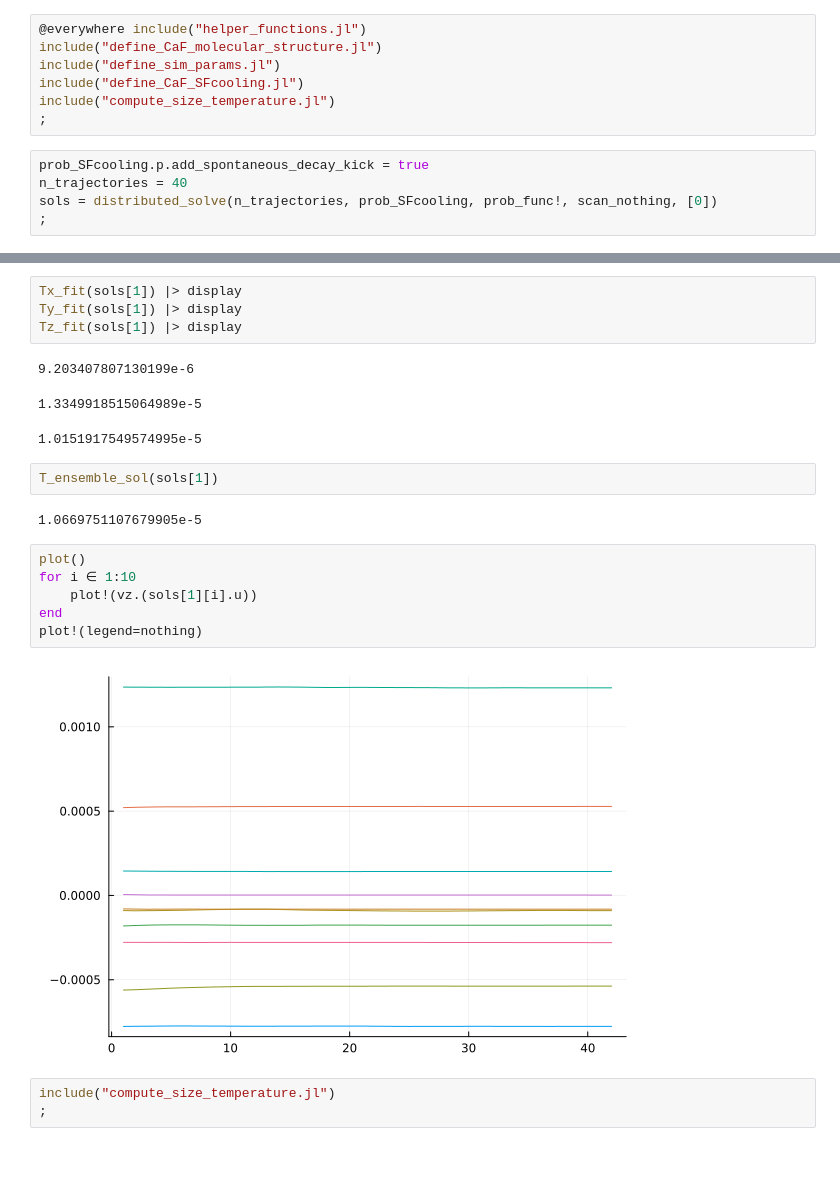
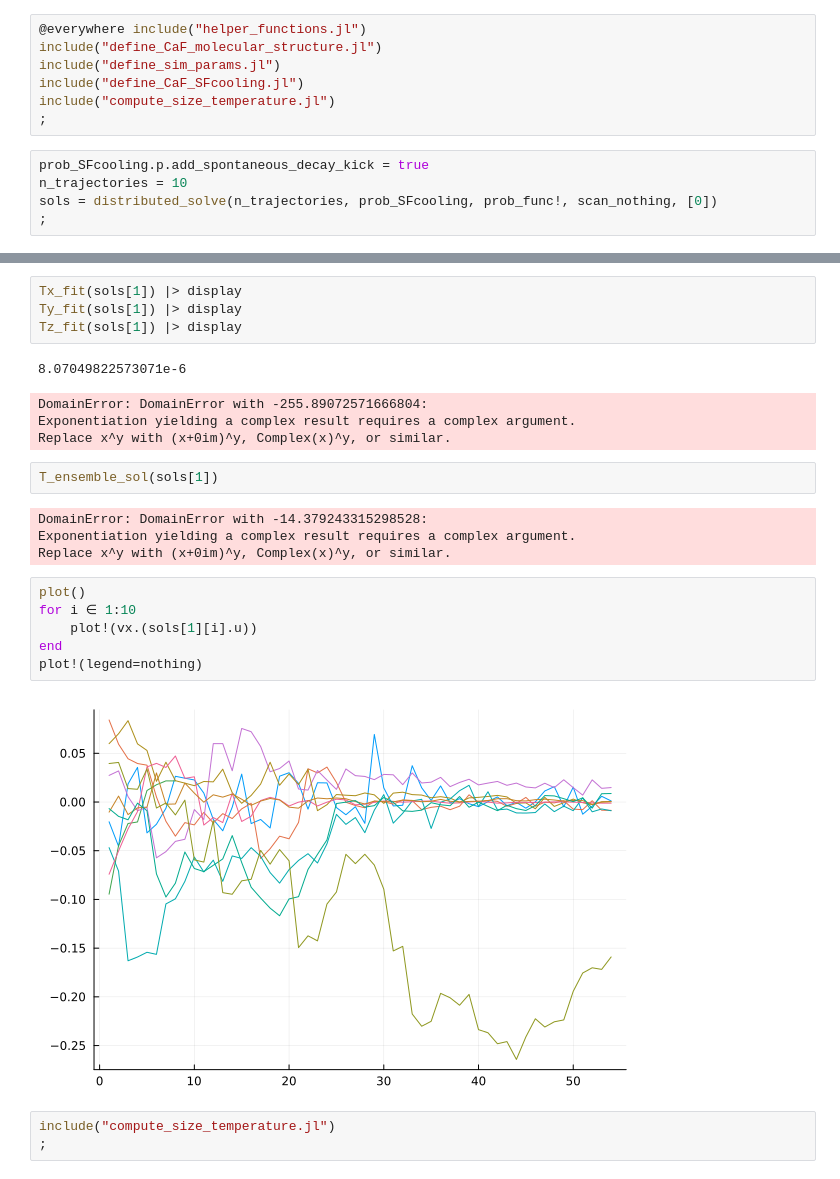
Before and after one commit to ebramyoussef/CaF-cooling-simulations, a Jupyter notebook: CaF SF cooling testing.ipynb, the cells around one changed output, grey strips where cells are left out. Saved outputs shown, nothing was run; the diff lists cells and outputs as text.

```diff
--- a/CaF SF cooling testing.ipynb
+++ b/CaF SF cooling testing.ipynb
@@ -26,7 +26,7 @@ include("compute_size_temperature.jl")
 ;
 # %%
 prob_SFcooling.p.add_spontaneous_decay_kick = true
-n_trajectories = 40
+n_trajectories = 10
 sols = distributed_solve(n_trajectories, prob_SFcooling, prob_func!, scan_nothing, [0])
 ;
 # %%
@@ -38,21 +38,24 @@ Tx_fit(sols[1]) |> display
 Ty_fit(sols[1]) |> display
 Tz_fit(sols[1]) |> display
 # %% [output]
-9.203407807130199e-6
+8.07049822573071e-6
-1.3349918515064989e-5
+DomainError: DomainError with -255.89072571666804:
+Exponentiation yielding a complex result requires a complex argument.
+Replace x^y with (x+0im)^y, Complex(x)^y, or similar.
-1.0151917549574995e-5
 # %%
 T_ensemble_sol(sols[1])
 # %% [output]
-1.0669751107679905e-5
+DomainError: DomainError with -14.379243315298528:
+Exponentiation yielding a complex result requires a complex argument.
+Replace x^y with (x+0im)^y, Complex(x)^y, or similar.
 # %%
 plot()
 for i ∈ 1:10
-    plot!(vz.(sols[1][i].u))
+    plot!(vx.(sols[1][i].u))
 end
 plot!(legend=nothing)
 # %% [output]
-[figure, old version]
+[figure, new version]
 # %%
 include("compute_size_temperature.jl")
 ;
```
Also changed, not shown: parts of 2 cells of this notebook, 5 other files.
